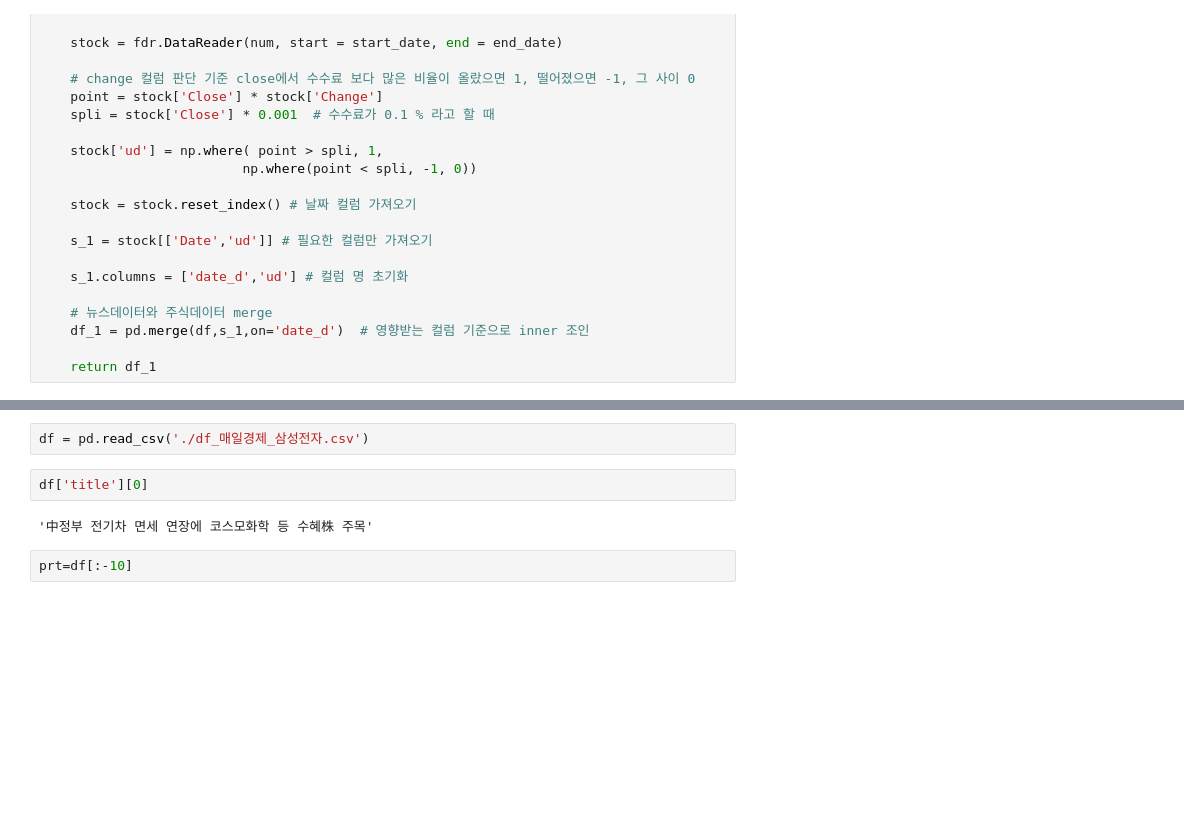
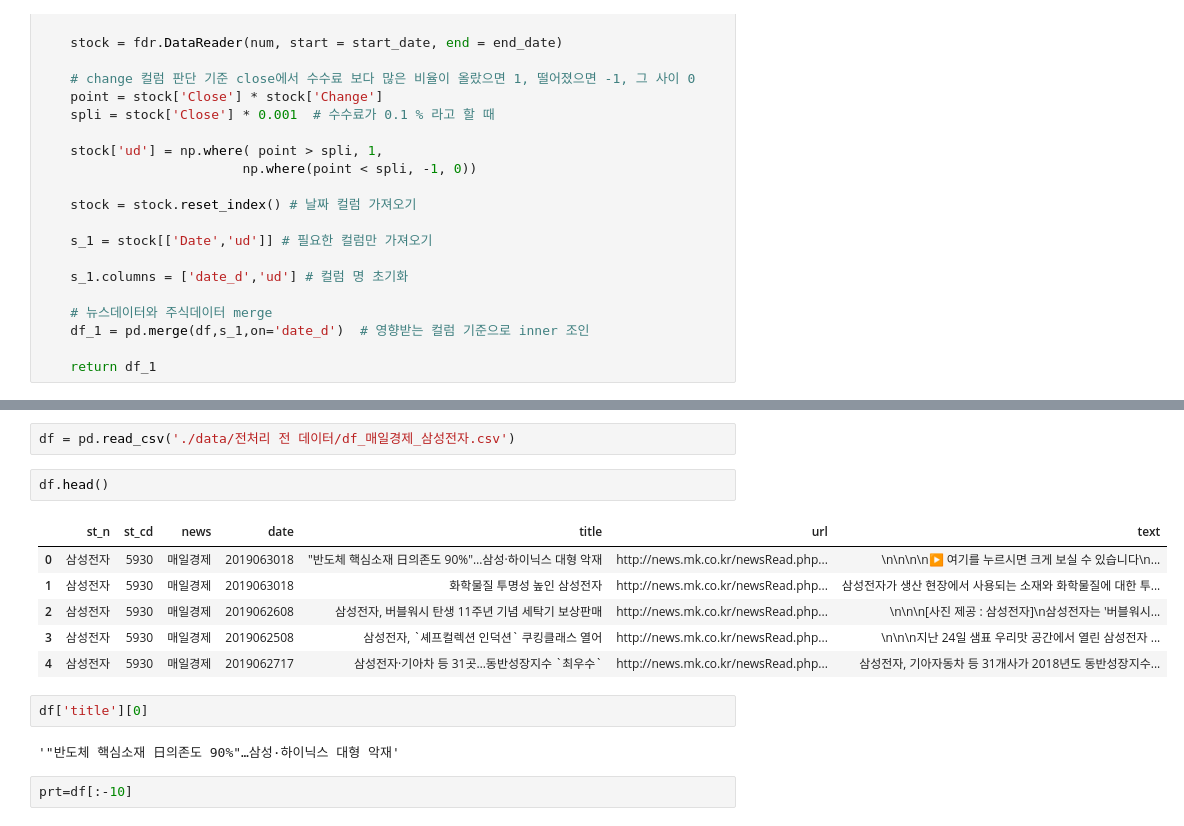
Before and after one commit to chaerui7967/stock_predict_news_and_youtube, a Jupyter notebook: 감성분석/자체제작 감성어휘사전 모듈_ver2.ipynb, the cells around one changed output, grey strips where cells are left out. Saved outputs shown, nothing was run; the diff lists cells and outputs as text; blank space fills up the shorter version.

Commit message:
data 정리

```diff
--- a/감성분석/자체제작 감성어휘사전 모듈_ver2.ipynb
+++ b/감성분석/자체제작 감성어휘사전 모듈_ver2.ipynb
@@ -125,9 +258,18 @@ def set_data(df,com_num = 0):  # panda, numpy, datetime, FinanceDataReader, konl
 # %%
-df = pd.read_csv('./df_매일경제_삼성전자.csv')
+df = pd.read_csv('./data/전처리 전 데이터/df_매일경제_삼성전자.csv')
+# %%
+df.head()
+# %% [output]
+|  | st_n | st_cd | news | date | title | url | text |
+| 0 | 삼성전자 | 5930 | 매일경제 | 2019063018 | "반도체 핵심소재 日의존도 90%"…삼성·하이닉스 대형 악재 | http://news.mk.co.kr/newsRead.php... | \n\n\n\n▶ 여기를 누르시면 크게 보실 수 있습니다\n... |
+| 1 | 삼성전자 | 5930 | 매일경제 | 2019063018 | 화학물질 투명성 높인 삼성전자 | http://news.mk.co.kr/newsRead.php... | 삼성전자가 생산 현장에서 사용되는 소재와 화학물질에 대한 투... |
+| 2 | 삼성전자 | 5930 | 매일경제 | 2019062608 | 삼성전자, 버블워시 탄생 11주년 기념 세탁기 보상판매 | http://news.mk.co.kr/newsRead.php... | \n\n\n[사진 제공 : 삼성전자]\n삼성전자는 '버블워시... |
+| 3 | 삼성전자 | 5930 | 매일경제 | 2019062508 | 삼성전자, `셰프컬렉션 인덕션` 쿠킹클래스 열어 | http://news.mk.co.kr/newsRead.php... | \n\n\n지난 24일 샘표 우리맛 공간에서 열린 삼성전자 ... |
+| 4 | 삼성전자 | 5930 | 매일경제 | 2019062717 | 삼성전자·기아차 등 31곳…동반성장지수 `최우수` | http://news.mk.co.kr/newsRead.php... | 삼성전자, 기아자동차 등 31개사가 2018년도 동반성장지수... |
 # %%
 df['title'][0]
 # %% [output]
-'中정부 전기차 면세 연장에 코스모화학 등 수혜株 주목'
+'"반도체 핵심소재 日의존도 90%"…삼성·하이닉스 대형 악재'
 # %%
 prt=df[:-10]
 # %%
```
Also changed, not shown: parts of 12 cells of this notebook, 31 other files.
